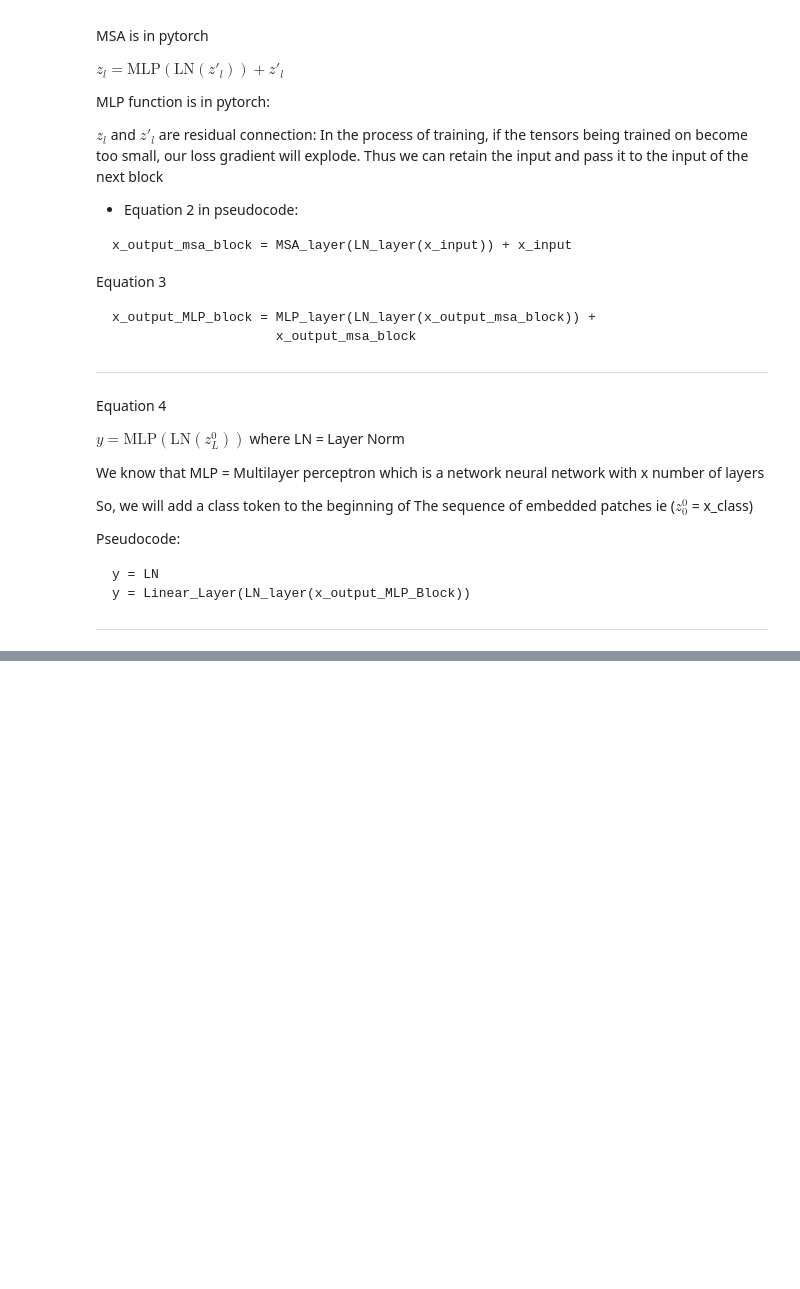
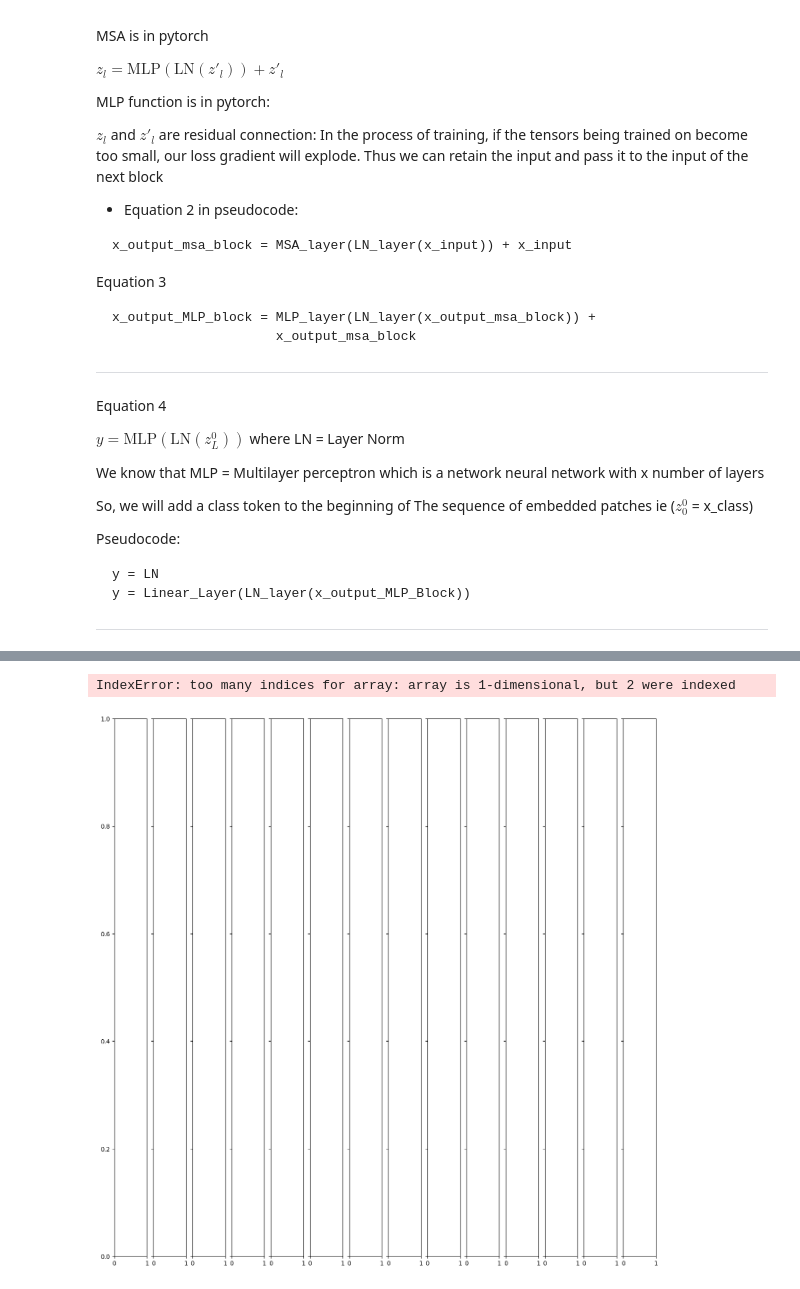
Before and after one commit to BMugo84/pytorch_in_25_hours, a Jupyter notebook: 08_pytorch_paper_replicating.ipynb, the cells around one changed output, grey strips where cells are left out. Cells and saved outputs as stored; diff of their text form; code cells hidden in the pictures; blank space fills up the shorter version.

```diff
--- a/08_pytorch_paper_replicating.ipynb
+++ b/08_pytorch_paper_replicating.ipynb
@@ -305,0 +383,26 @@ y = Linear_Layer(LN_layer(x_output_MLP_Block))
+# %%
+# plot top row as patches
+img_size = 224
+patch_size = 16
+num_patches = img_size/patch_size
+
+assert img_size % patch_size == 0, "Image size must be divisible by patch size"
+
+# create a series of subplots
+fig, axs = plt.subplots(nrows=1,
+                        ncols=img_size // patch_size,
+                        sharex=True,
+                        sharey=True,
+                        figsize=(patch_size, patch_size))
+
+for i, patch_i in enumerate(range(0, img_size, patch_size)):
+    for j, patch_j in enumerate(range(0, img_size, patch_size)):
+        # print(patch)
+        image_patch = image_permuted[patch_i:patch_i+patch_size, patch_j:patch_j+patch_size , :]
+        axs[i,j].imshow(image_patch)
+        axs[i,j].set_xlabel(i+1)
+        axs[i,j].set_xticks([])
+        axs[i,j].set_yticks([])
+# %% [output]
+IndexError: too many indices for array: array is 1-dimensional, but 2 were indexed
+[figure, added]
```
Also changed, not shown: parts of 11 cells of this notebook.
